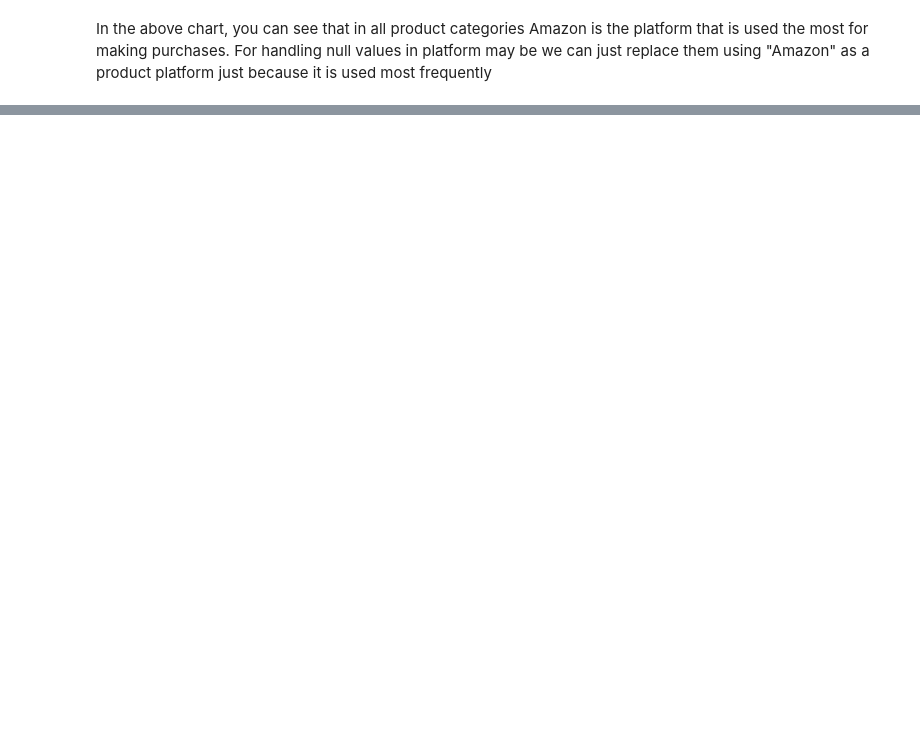
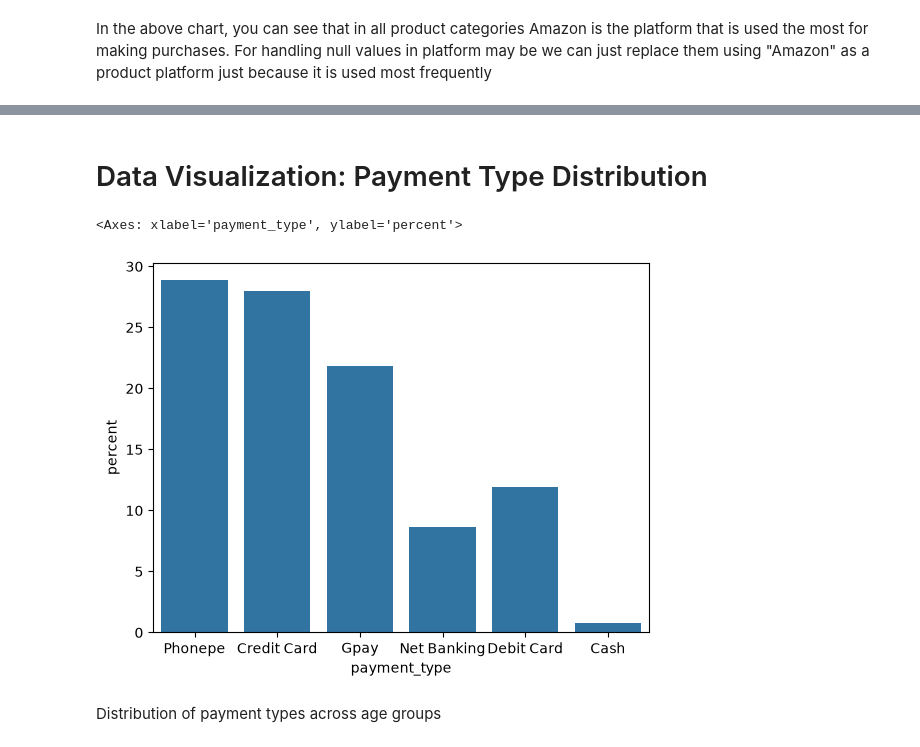
Before and after one commit to Sanjeev20240/Credit-card-analysis, a Jupyter notebook: phase_01_.ipynb, the cells around one changed output, grey strips where cells are left out. Saved outputs shown, nothing was run; the diff lists cells and outputs as text; code cells hidden in the pictures; blank space fills up the shorter version.

```diff
--- a/phase_01_.ipynb
+++ b/phase_01_.ipynb
@@ -867,0 +437,4 @@ dtype: int64
+# %%
+df_trans['tran_amount'].replace(0,554, inplace=True)
+# %%
+df_trans['tran_amount'] = df_trans['tran_amount'].replace(0, 554)
@@ -867,0 +446,2 @@ dtype: int64
+# %% [markdown]
+ # Data Visualization: Payment Type Distribution
@@ -867,0 +450,7 @@ dtype: int64
+# %%
+sns.countplot(x=df_trans.payment_type, stat='percent')
+# %% [output]
+<Axes: xlabel='payment_type', ylabel='percent'>
+[figure, added]
+# %% [markdown]
+Distribution of payment types across age groups
```
Also changed, not shown: parts of 86 cells of this notebook.
